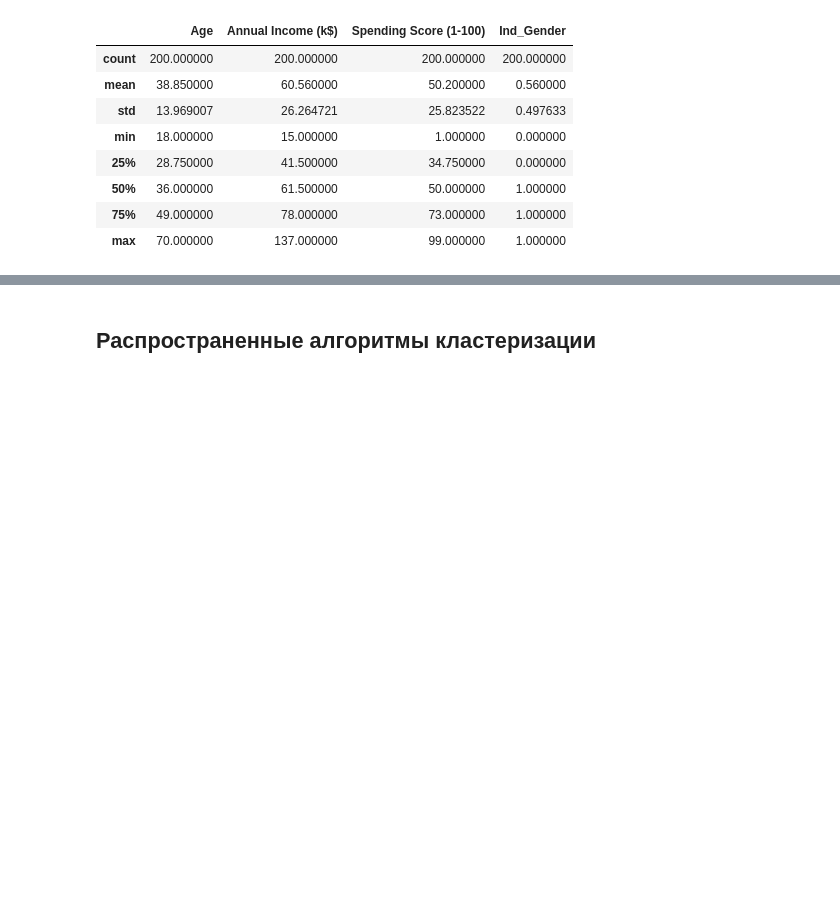
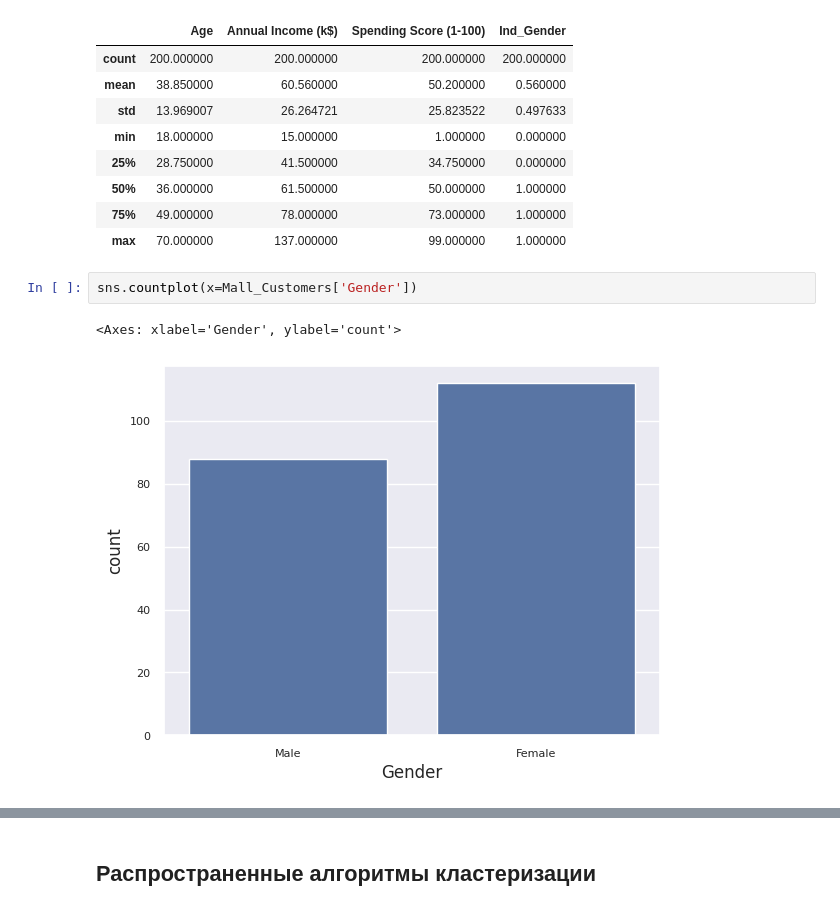
Before and after one commit to Gigdoz/AI-Technologies_ControlPoint, a Jupyter notebook: practice/ML_Кластеризация_Практика_5.ipynb, the cells around one changed output, grey strips where cells are left out. Cells and saved outputs as stored; diff of their text form; blank space fills up the shorter version.

```diff
--- a/practice/ML_Кластеризация_Практика_5.ipynb
+++ b/practice/ML_Кластеризация_Практика_5.ipynb
@@ -72,3 +70,8 @@ dataset.describe()
 | 50% | 36.000000 | 61.500000 | 50.000000 | 1.000000 |
 | 75% | 49.000000 | 78.000000 | 73.000000 | 1.000000 |
 | max | 70.000000 | 137.000000 | 99.000000 | 1.000000 |
+# %%
+sns.countplot(x=Mall_Customers['Gender'])
+# %% [output]
+<Axes: xlabel='Gender', ylabel='count'>
+[figure, added]
```
Also changed, not shown: parts of 11 cells of this notebook.
